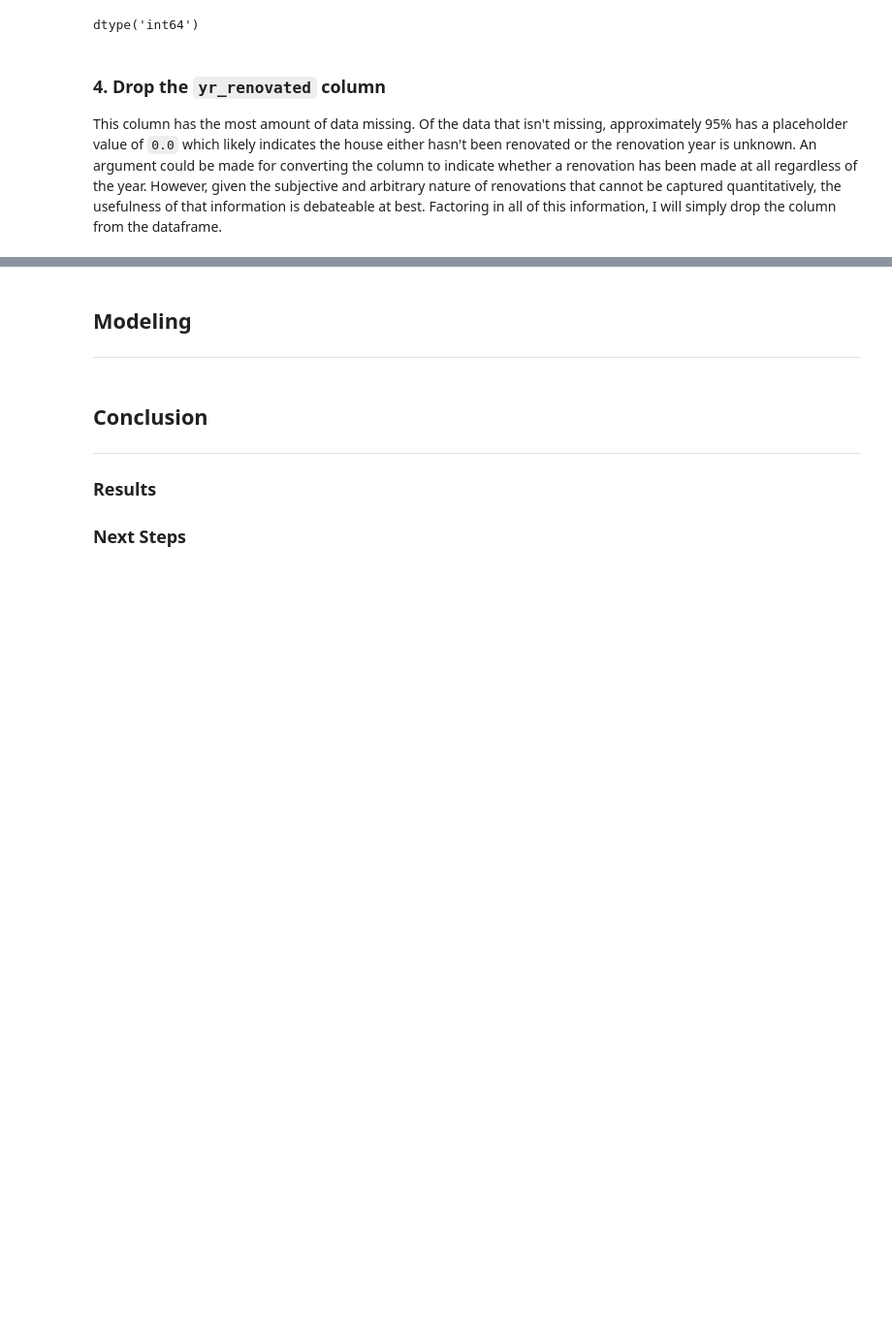
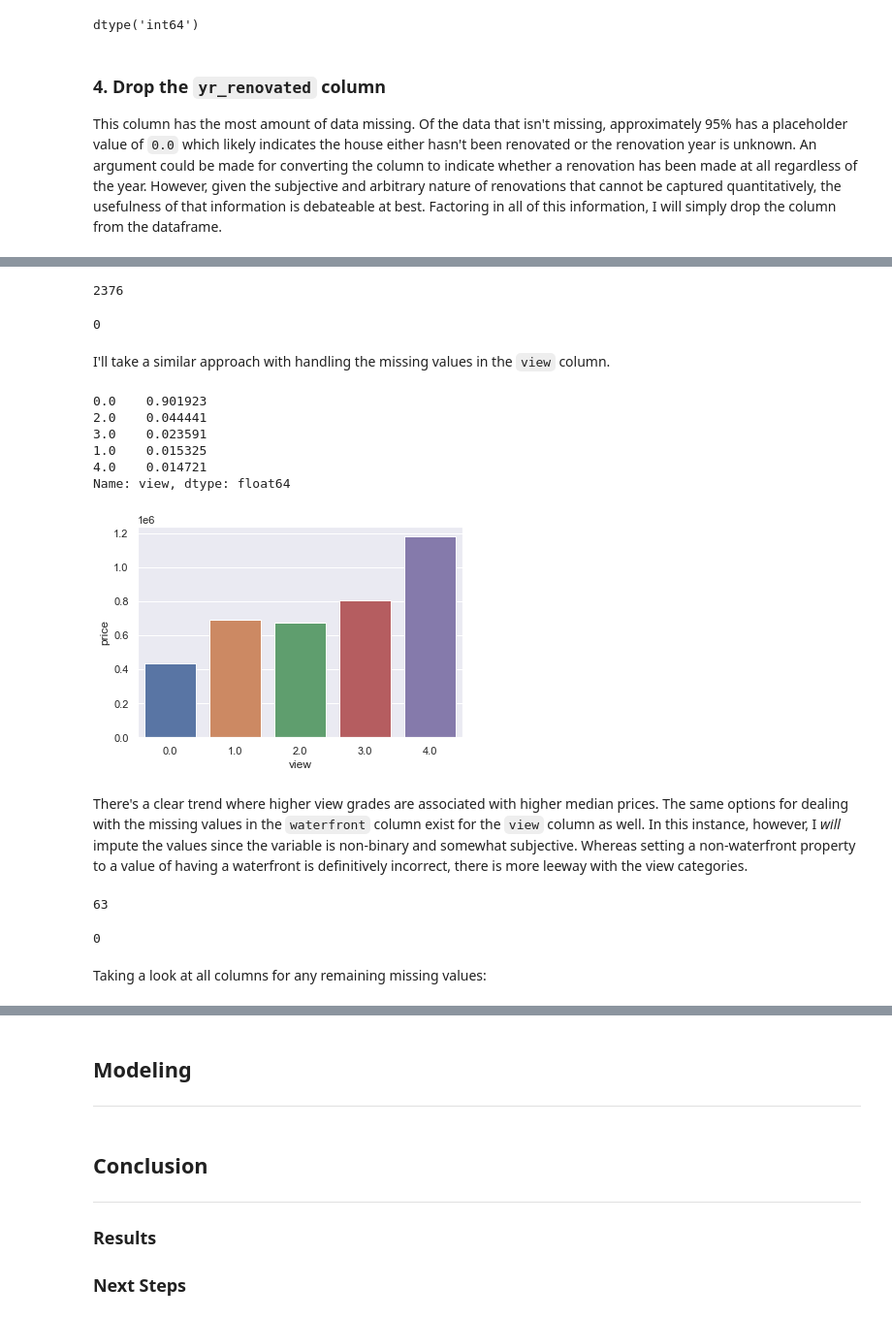
Before and after one commit to tjkyner/housing-regression-model, a Jupyter notebook: notebook.ipynb, the cells around one changed output, grey strips where cells are left out. Shown at 97% size. Drawn from its saved outputs; the diff is of its cells as text; code cells hidden in the pictures; blank space fills up the shorter version.

```diff
--- a/notebook.ipynb
+++ b/notebook.ipynb
@@ -351,0 +385,40 @@ df.columns
+# %%
+df.waterfront.isna().sum()
+# %% [output]
+2376
+# %%
+df.waterfront.replace(np.nan, 0.0, inplace=True)
+df.waterfront.isna().sum()
+# %% [output]
+0
+# %% [markdown]
+I'll take a similar approach with handling the missing values in the `view` column.
+# %%
+df.view.value_counts(normalize=True)
+# %% [output]
+0.0    0.901923
+2.0    0.044441
+3.0    0.023591
+1.0    0.015325
+4.0    0.014721
+Name: view, dtype: float64
+# %%
+df_view = df.groupby('view').median().reset_index()
+sns.barplot(x='view', y='price', data=df_view);
+# %% [output]
+[figure, added]
+# %% [markdown]
+There's a clear trend where higher view grades are associated with higher median prices. The same options for dealing with the missing values in the `waterfront` column exist for the `view` column as well. In this instance, however, I _will_ impute the values since the variable is non-binary and somewhat subjective. Whereas setting a non-waterfront property to a value of having a waterfront is definitively incorrect, there is more leeway with the view categories.
+# %%
+df.view.isna().sum()
+# %% [output]
+63
+# %%
+values = df.view.value_counts().reset_index()['index'].values
+probs = df.view.value_counts(normalize=True).values
+df.view.replace(np.nan, np.random.choice(a=values, p=probs), inplace=True)
+df.view.isna().sum()
+# %% [output]
+0
+# %% [markdown]
+Taking a look at all columns for any remaining missing values:
```
Also changed, not shown: parts of 8 cells of this notebook.
